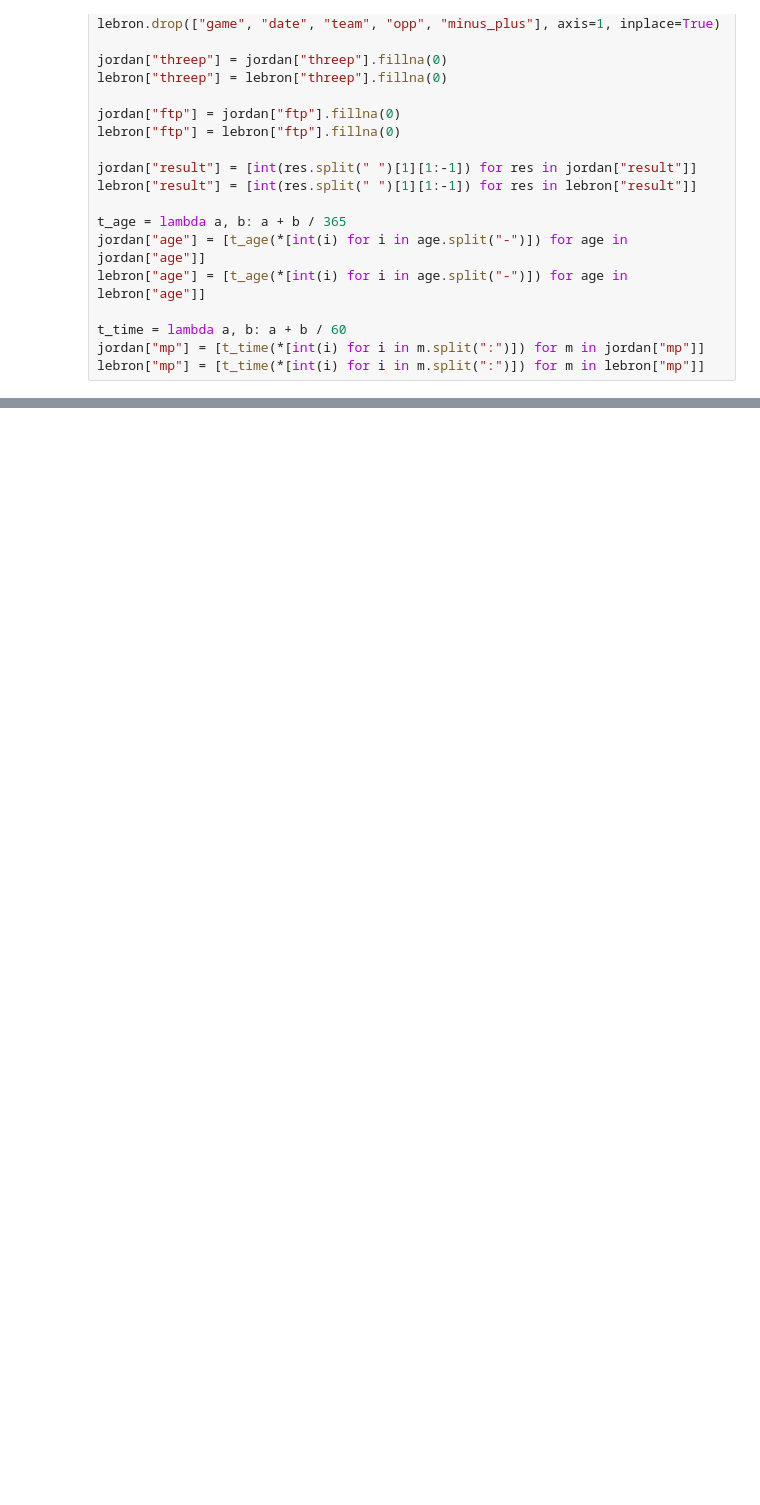
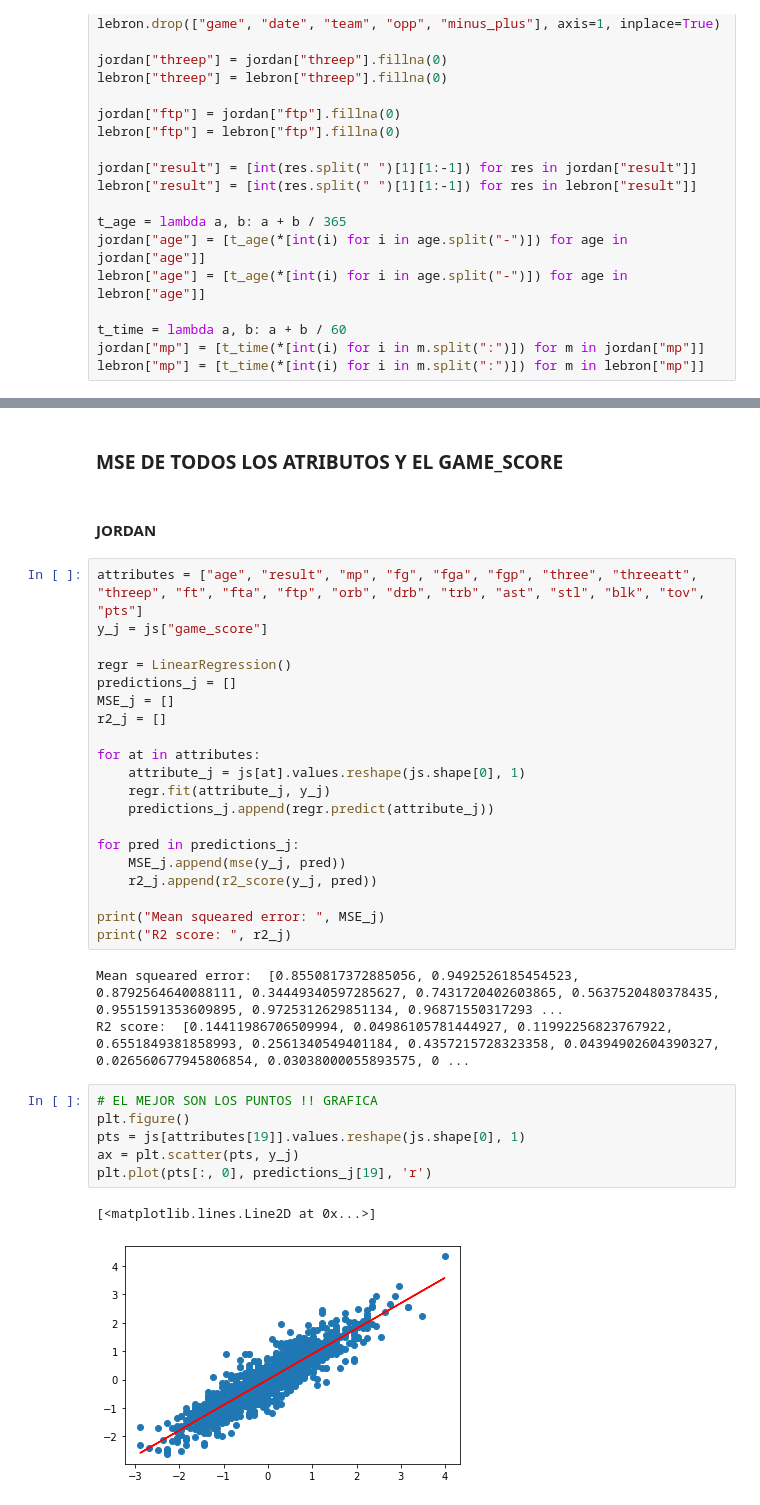
Before and after one commit to Marc-Con-C/Lebron-VS-Jordan, a Jupyter notebook: linear_regresions.ipynb, the cells around one changed output, grey strips where cells are left out. Drawn from its saved outputs; the diff is of its cells as text; blank space fills up the shorter version.

```diff
--- a/linear_regresions.ipynb
+++ b/linear_regresions.ipynb
@@ -228,0 +366,36 @@ Text(0, 0.5, 'Predicted game_score')
+# %% [markdown]
+### MSE DE TODOS LOS ATRIBUTOS Y EL GAME_SCORE
+# %% [markdown]
+#### JORDAN
+# %%
+attributes = ["age", "result", "mp", "fg", "fga", "fgp", "three", "threeatt", "threep", "ft", "fta", "ftp", "orb", "drb", "trb", "ast", "stl", "blk", "tov", "pts"]
+y_j = js["game_score"]
+
+regr = LinearRegression()
+predictions_j = []
+MSE_j = []
+r2_j = []
+
+for at in attributes:
+    attribute_j = js[at].values.reshape(js.shape[0], 1)
+    regr.fit(attribute_j, y_j)
+    predictions_j.append(regr.predict(attribute_j))
+
+for pred in predictions_j:
+    MSE_j.append(mse(y_j, pred))
+    r2_j.append(r2_score(y_j, pred))
+
+print("Mean squeared error: ", MSE_j)
+print("R2 score: ", r2_j)
+# %% [output]
+Mean squeared error:  [0.8550817372885056, 0.9492526185454523, 0.8792564640088111, 0.34449340597285627, 0.7431720402603865, 0.5637520480378435, 0.9551591353609895, 0.9725312629851134, 0.96871550317293 ...
+R2 score:  [0.14411986706509994, 0.04986105781444927, 0.11992256823767922, 0.6551849381858993, 0.2561340549401184, 0.4357215728323358, 0.04394902604390327, 0.026560677945806854, 0.03038000055893575, 0 ...
+# %%
+# EL MEJOR SON LOS PUNTOS !! GRAFICA
+plt.figure()
+pts = js[attributes[19]].values.reshape(js.shape[0], 1)
+ax = plt.scatter(pts, y_j)
+plt.plot(pts[:, 0], predictions_j[19], 'r')
+# %% [output]
+[<matplotlib.lines.Line2D at 0x...>]
+[figure, added]
```
Also changed, not shown: parts of 38 cells of this notebook.
